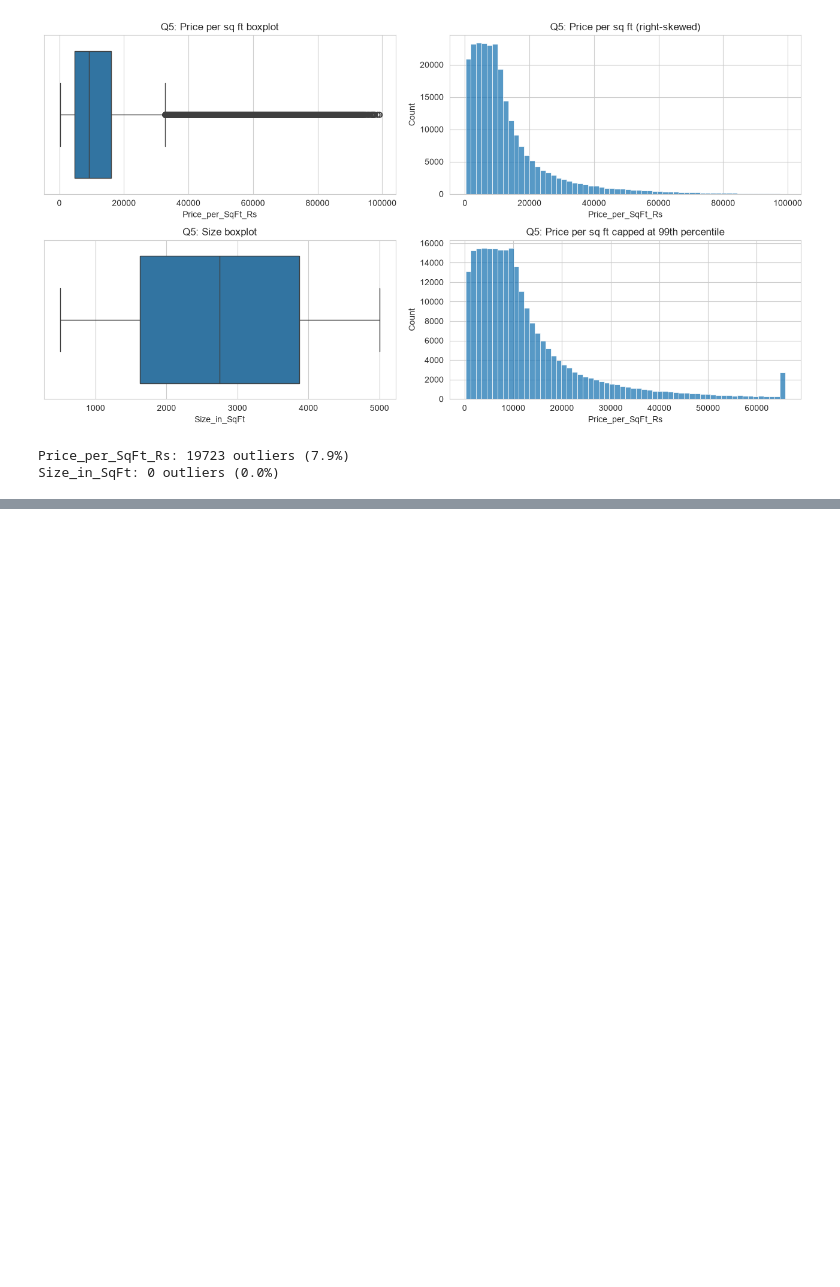
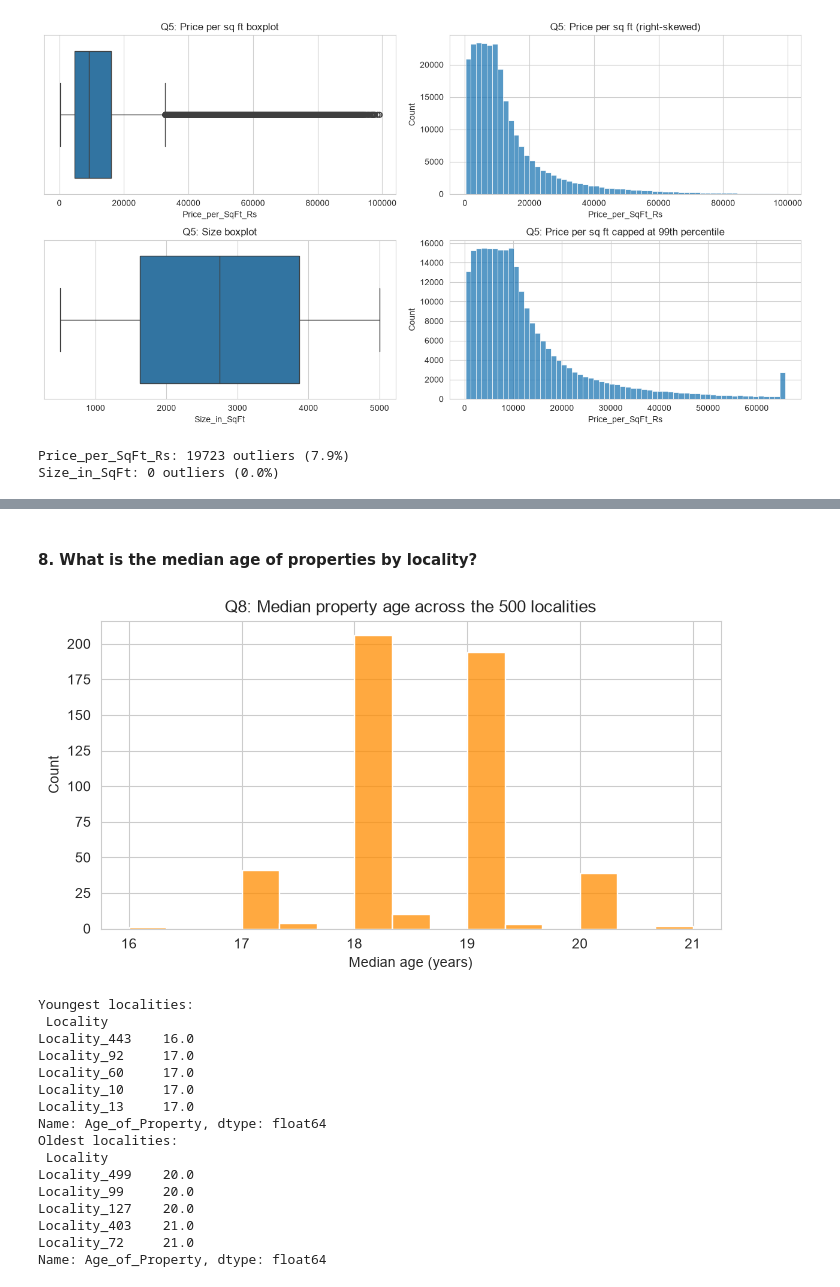
Before and after one commit to k1222004kumar-create/Real_Estate_Investment_Advisor, a Jupyter notebook: notebooks/2_Exploratory_Data_Analysis_(EDA).ipynb, the cells around one changed output, grey strips where cells are left out. Cells and saved outputs as stored; diff of their text form; code cells hidden in the pictures; blank space fills up the shorter version.

```diff
--- a/notebooks/2_Exploratory_Data_Analysis_(EDA).ipynb
+++ b/notebooks/2_Exploratory_Data_Analysis_(EDA).ipynb
@@ -88,0 +154,29 @@ Size_in_SqFt: 0 outliers (0.0%)
+# %% [markdown]
+#### 8.	What is the median age of properties by locality?
+# %%
+q8 = df_fe.groupby("Locality")["Age_of_Property"].median().sort_values()
+plt.figure(figsize=(8, 4))
+sns.histplot(q8, bins=15, color="darkorange")
+plt.title("Q8: Median property age across the 500 localities")
+plt.xlabel("Median age (years)")
+plt.show()
+print("Youngest localities:\n", q8.head(5))
+print("Oldest localities:\n", q8.tail(5))
+# %% [output]
+[figure, added]
+Youngest localities:
+ Locality
+Locality_443    16.0
+Locality_92     17.0
+Locality_60     17.0
+Locality_10     17.0
+Locality_13     17.0
+Name: Age_of_Property, dtype: float64
+Oldest localities:
+ Locality
+Locality_499    20.0
+Locality_99     20.0
+Locality_127    20.0
+Locality_403    21.0
+Locality_72     21.0
+Name: Age_of_Property, dtype: float64
```
Also changed, not shown: parts of 35 cells of this notebook, 2 other files.
